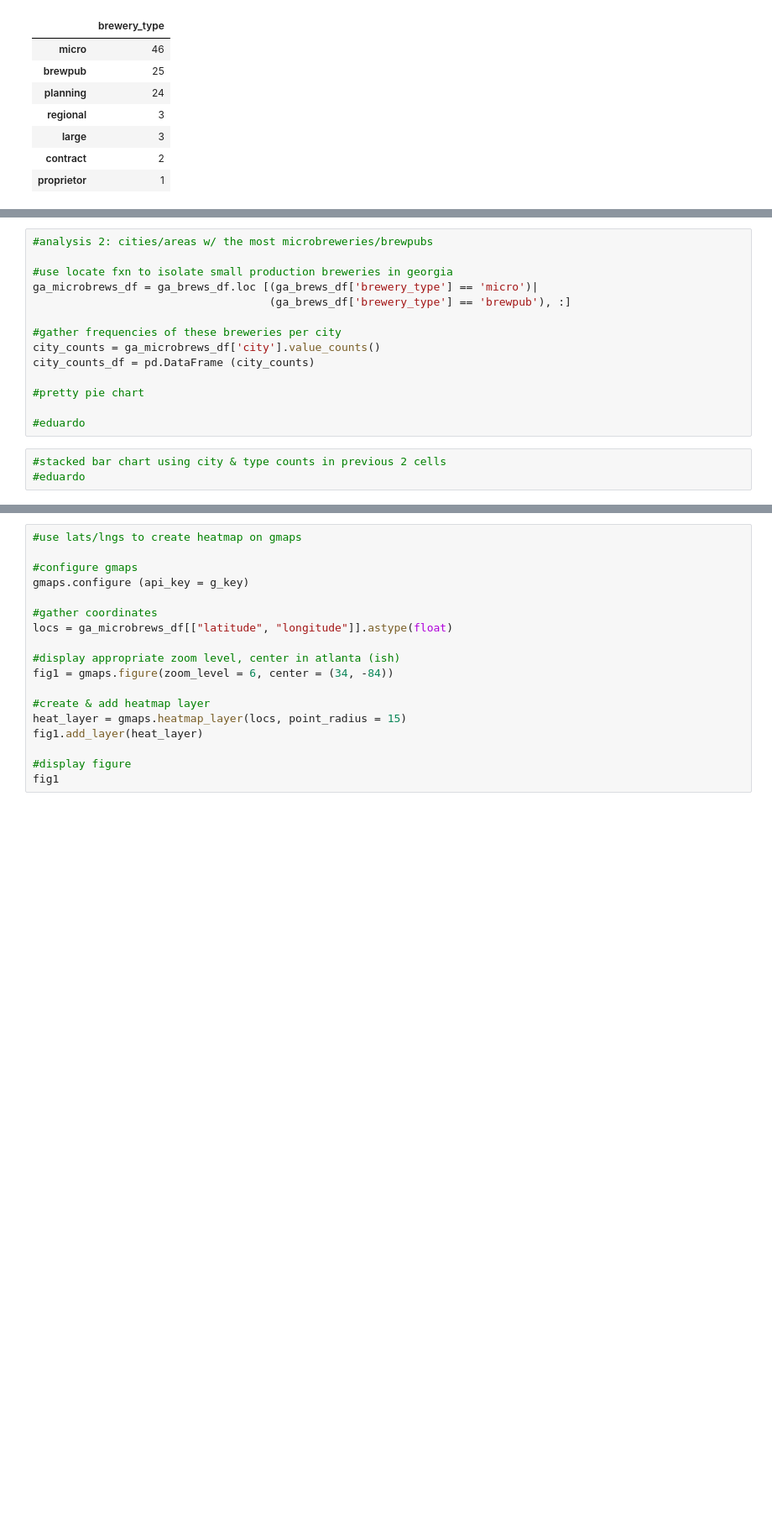
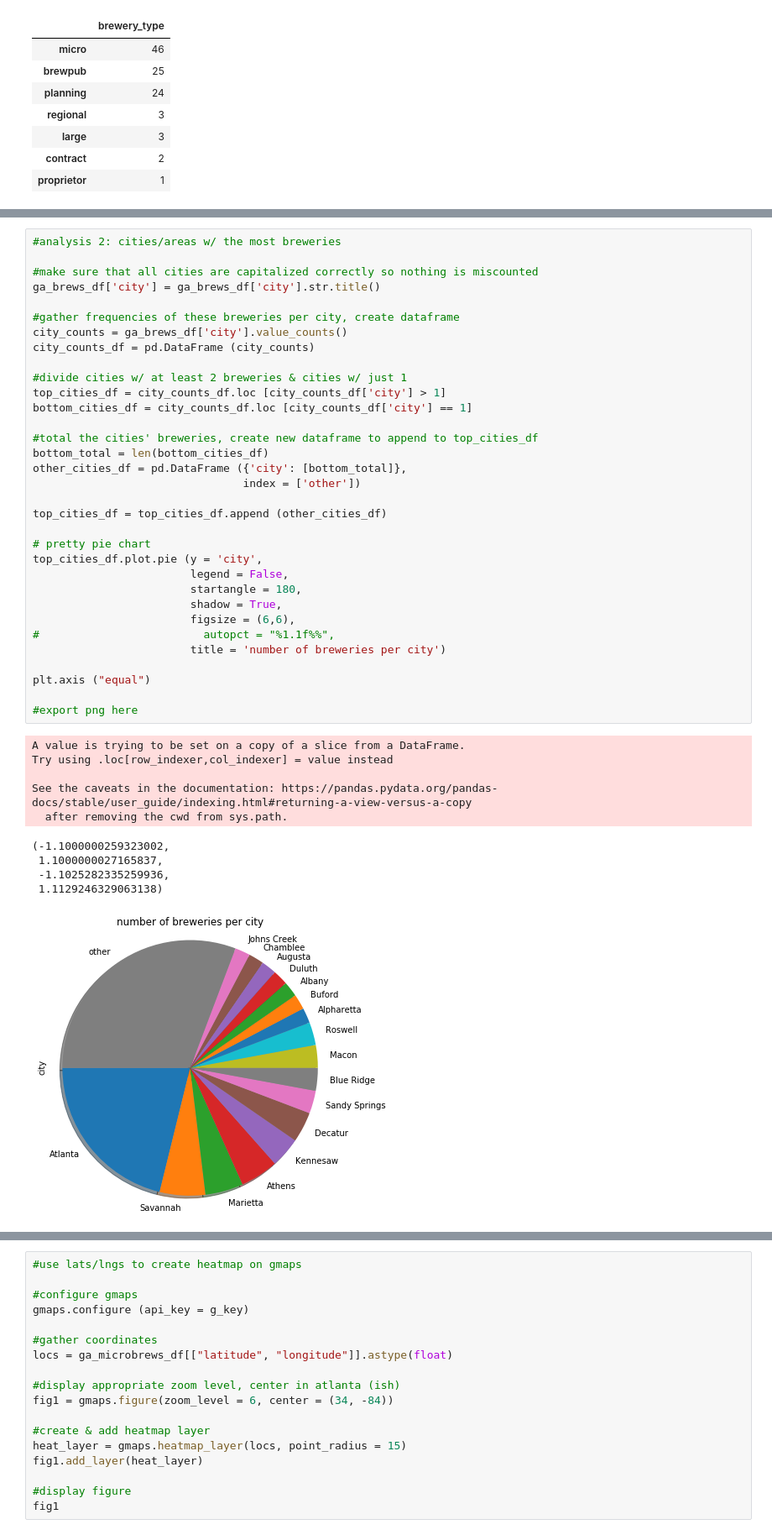
Before and after one commit to sjani184/Megadatatron, a Jupyter notebook: main_notebook.ipynb, the cells around one changed output, grey strips where cells are left out. Shown: that part at 84% size. Cells and saved outputs as stored; diff of their text form; blank space fills up the shorter version.

```diff
--- a/main_notebook.ipynb
+++ b/main_notebook.ipynb
@@ -55,17 +62,44 @@ type_counts_df
-# %%
-#analysis 2: cities/areas w/ the most microbreweries/brewpubs
-
-#use locate fxn to isolate small production breweries in georgia
-ga_microbrews_df = ga_brews_df.loc [(ga_brews_df['brewery_type'] == 'micro')|
-                                    (ga_brews_df['brewery_type'] == 'brewpub'), :]
-
-#gather frequencies of these breweries per city
-city_counts = ga_microbrews_df['city'].value_counts()
-city_counts_df = pd.DataFrame (city_counts)
-
-#pretty pie chart
-
-#eduardo
-# %%
-#stacked bar chart using city & type counts in previous 2 cells
-#eduardo
+# %%
+#analysis 2: cities/areas w/ the most breweries
+
+#make sure that all cities are capitalized correctly so nothing is miscounted
+ga_brews_df['city'] = ga_brews_df['city'].str.title()
+
+#gather frequencies of these breweries per city, create dataframe
+city_counts = ga_brews_df['city'].value_counts()
+city_counts_df = pd.DataFrame (city_counts)
+
+#divide cities w/ at least 2 breweries & cities w/ just 1
+top_cities_df = city_counts_df.loc [city_counts_df['city'] > 1]
+bottom_cities_df = city_counts_df.loc [city_counts_df['city'] == 1]
+
+#total the cities' breweries, create new dataframe to append to top_cities_df
+bottom_total = len(bottom_cities_df)
+other_cities_df = pd.DataFrame ({'city': [bottom_total]},
+                                index = ['other'])
+
+top_cities_df = top_cities_df.append (other_cities_df)
+
+# pretty pie chart
+top_cities_df.plot.pie (y = 'city',
+                        legend = False,
+                        startangle = 180,
+                        shadow = True,
+                        figsize = (6,6),
+#                         autopct = "%1.1f%%",
+                        title = 'number of breweries per city')
+
+plt.axis ("equal")
+
+#export png here
+# %% [output]
+A value is trying to be set on a copy of a slice from a DataFrame.
+Try using .loc[row_indexer,col_indexer] = value instead
+
+See the caveats in the documentation: https://pandas.pydata.org/pandas-docs/stable/user_guide/indexing.html#returning-a-view-versus-a-copy
+  after removing the cwd from sys.path.
+(-1.1000000259323002,
+ 1.1000000027165837,
+ -1.1025282335259936,
+ 1.1129246329063138)
+[figure, added]
```
Also changed, not shown: parts of 4 cells of this notebook.
